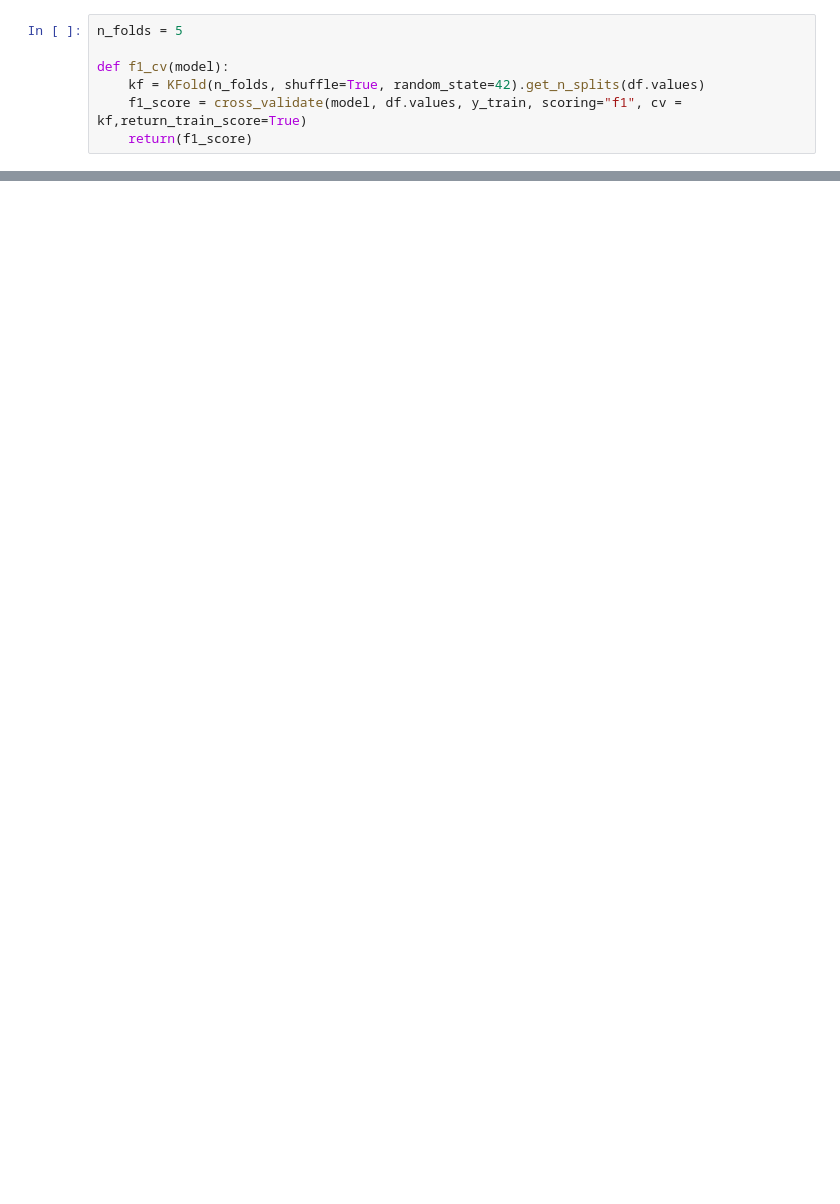
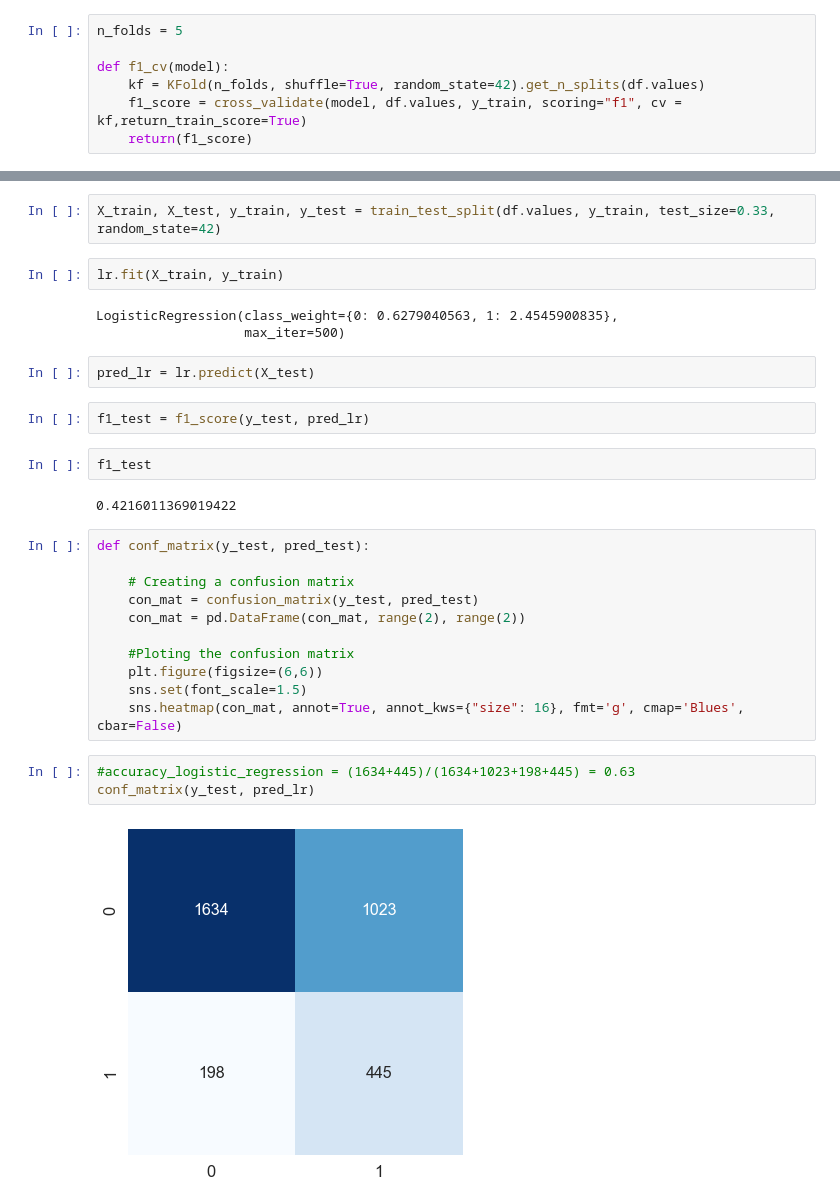
Before and after one commit to anikdutta10/speech_analytics, a Jupyter notebook: churn_file.ipynb, the cells around one changed output, grey strips where cells are left out. Saved outputs shown, nothing was run; the diff lists cells and outputs as text; blank space fills up the shorter version.

```diff
--- a/churn_file.ipynb
+++ b/churn_file.ipynb
@@ -167,0 +188,31 @@ score
+# %%
+X_train, X_test, y_train, y_test = train_test_split(df.values, y_train, test_size=0.33, random_state=42)
+# %%
+lr.fit(X_train, y_train)
+# %% [output]
+LogisticRegression(class_weight={0: 0.6279040563, 1: 2.4545900835},
+                   max_iter=500)
+# %%
+pred_lr = lr.predict(X_test)
+# %%
+f1_test = f1_score(y_test, pred_lr)
+# %%
+f1_test
+# %% [output]
+0.4216011369019422
+# %%
+def conf_matrix(y_test, pred_test):
+
+    # Creating a confusion matrix
+    con_mat = confusion_matrix(y_test, pred_test)
+    con_mat = pd.DataFrame(con_mat, range(2), range(2))
+
+    #Ploting the confusion matrix
+    plt.figure(figsize=(6,6))
+    sns.set(font_scale=1.5)
+    sns.heatmap(con_mat, annot=True, annot_kws={"size": 16}, fmt='g', cmap='Blues', cbar=False)
+# %%
+#accuracy_logistic_regression = (1634+445)/(1634+1023+198+445) = 0.63
+conf_matrix(y_test, pred_lr)
+# %% [output]
+[figure, added]
```
Also changed, not shown: parts of 17 cells of this notebook.
